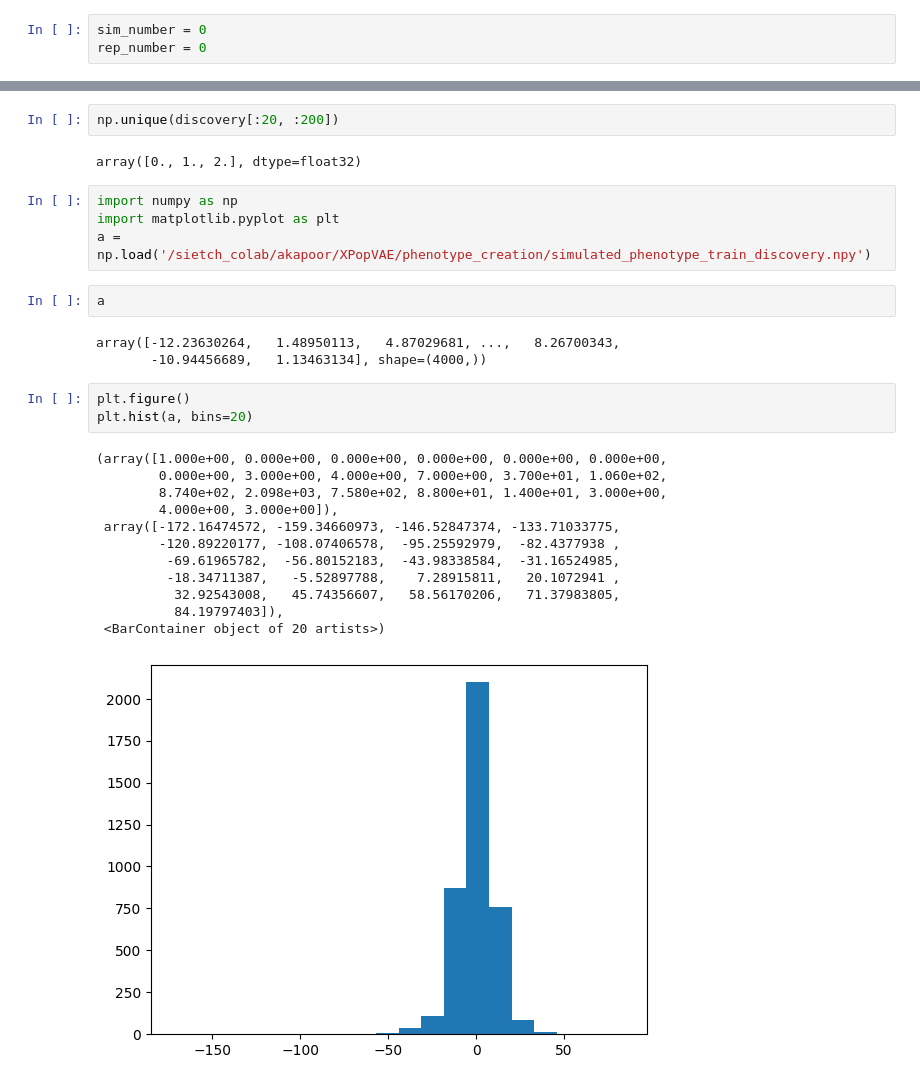
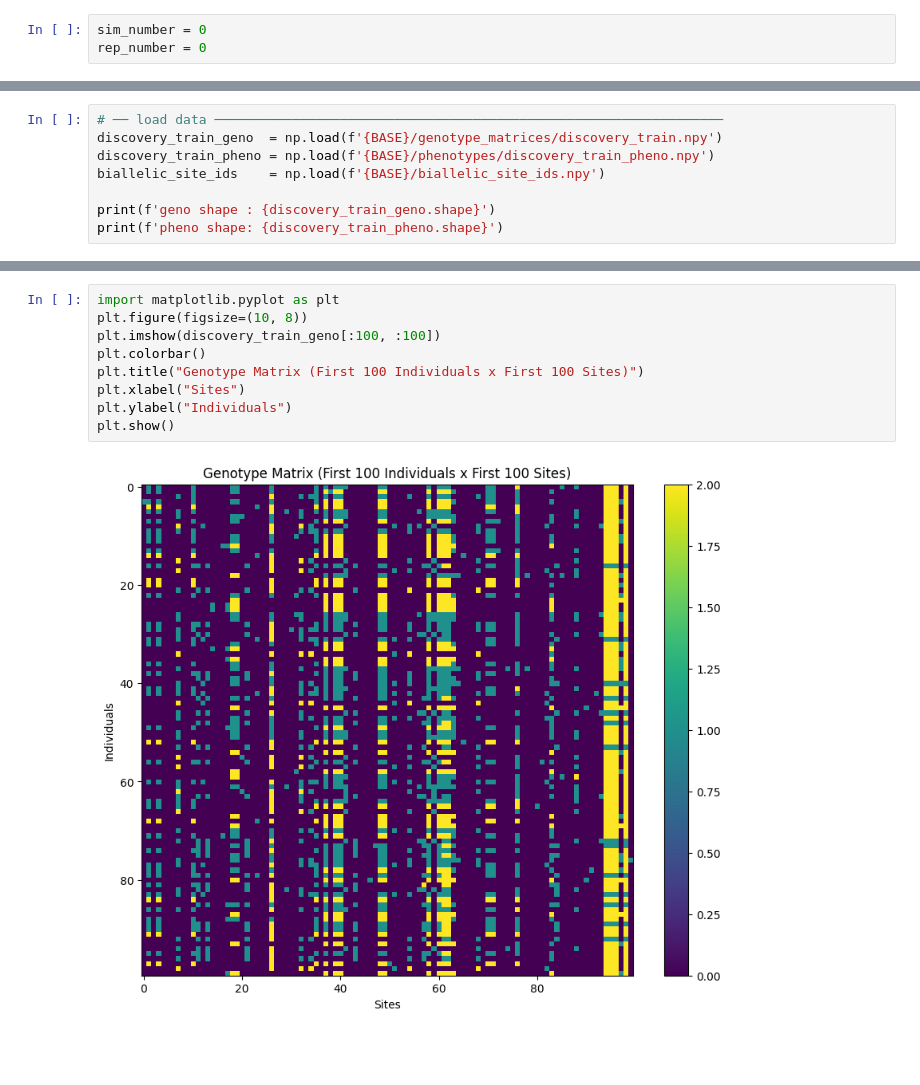
Before and after one commit to ak1376/XPopVAE, a Jupyter notebook: notebooks/inspecting_VAE_output.ipynb, the cells around one changed output, grey strips where cells are left out. Cells and saved outputs as stored; diff of their text form; blank space fills up the shorter version.

Commit message:
Reworking the data processing and phenotype simulation

```diff
--- a/notebooks/inspecting_VAE_output.ipynb
+++ b/notebooks/inspecting_VAE_output.ipynb
@@ -9,0 +154,8 @@ discovery = np.load(f'/sietch_colab/akapoor/XPopVAE/experiments/IM_symmetric/pro
+# %%
+# ── load data ─────────────────────────────────────────────────────────────────
+discovery_train_geno  = np.load(f'{BASE}/genotype_matrices/discovery_train.npy')
+discovery_train_pheno = np.load(f'{BASE}/phenotypes/discovery_train_pheno.npy')
+biallelic_site_ids    = np.load(f'{BASE}/biallelic_site_ids.npy')
+
+print(f'geno shape : {discovery_train_geno.shape}')
+print(f'pheno shape: {discovery_train_pheno.shape}')
@@ -25,29 +356,11 @@ plt.show()
-# %%
-np.unique(discovery[:20, :200])
-# %% [output]
-array([0., 1., 2.], dtype=float32)
-# %%
-import numpy as np
-import matplotlib.pyplot as plt
-a = np.load('/sietch_colab/akapoor/XPopVAE/phenotype_creation/simulated_phenotype_train_discovery.npy')
-# %%
-a
-# %% [output]
-array([-12.23630264,   1.48950113,   4.87029681, ...,   8.26700343,
-       -10.94456689,   1.13463134], shape=(4000,))
-# %%
-plt.figure()
-plt.hist(a, bins=20)
-# %% [output]
-(array([1.000e+00, 0.000e+00, 0.000e+00, 0.000e+00, 0.000e+00, 0.000e+00,
-        0.000e+00, 3.000e+00, 4.000e+00, 7.000e+00, 3.700e+01, 1.060e+02,
-        8.740e+02, 2.098e+03, 7.580e+02, 8.800e+01, 1.400e+01, 3.000e+00,
-        4.000e+00, 3.000e+00]),
- array([-172.16474572, -159.34660973, -146.52847374, -133.71033775,
-        -120.89220177, -108.07406578,  -95.25592979,  -82.4377938 ,
-         -69.61965782,  -56.80152183,  -43.98338584,  -31.16524985,
-         -18.34711387,   -5.52897788,    7.28915811,   20.1072941 ,
-          32.92543008,   45.74356607,   58.56170206,   71.37983805,
-          84.19797403]),
- <BarContainer object of 20 artists>)
-[figure, removed]
+# %%
+import matplotlib.pyplot as plt
+plt.figure(figsize=(10, 8))
+plt.imshow(discovery_train_geno[:100, :100])
+plt.colorbar()
+plt.title("Genotype Matrix (First 100 Individuals x First 100 Sites)")
+plt.xlabel("Sites")
+plt.ylabel("Individuals")
+plt.show()
+# %% [output]
+[figure, added]
```
Also changed, not shown: parts of 34 cells of this notebook, 9 other files.
